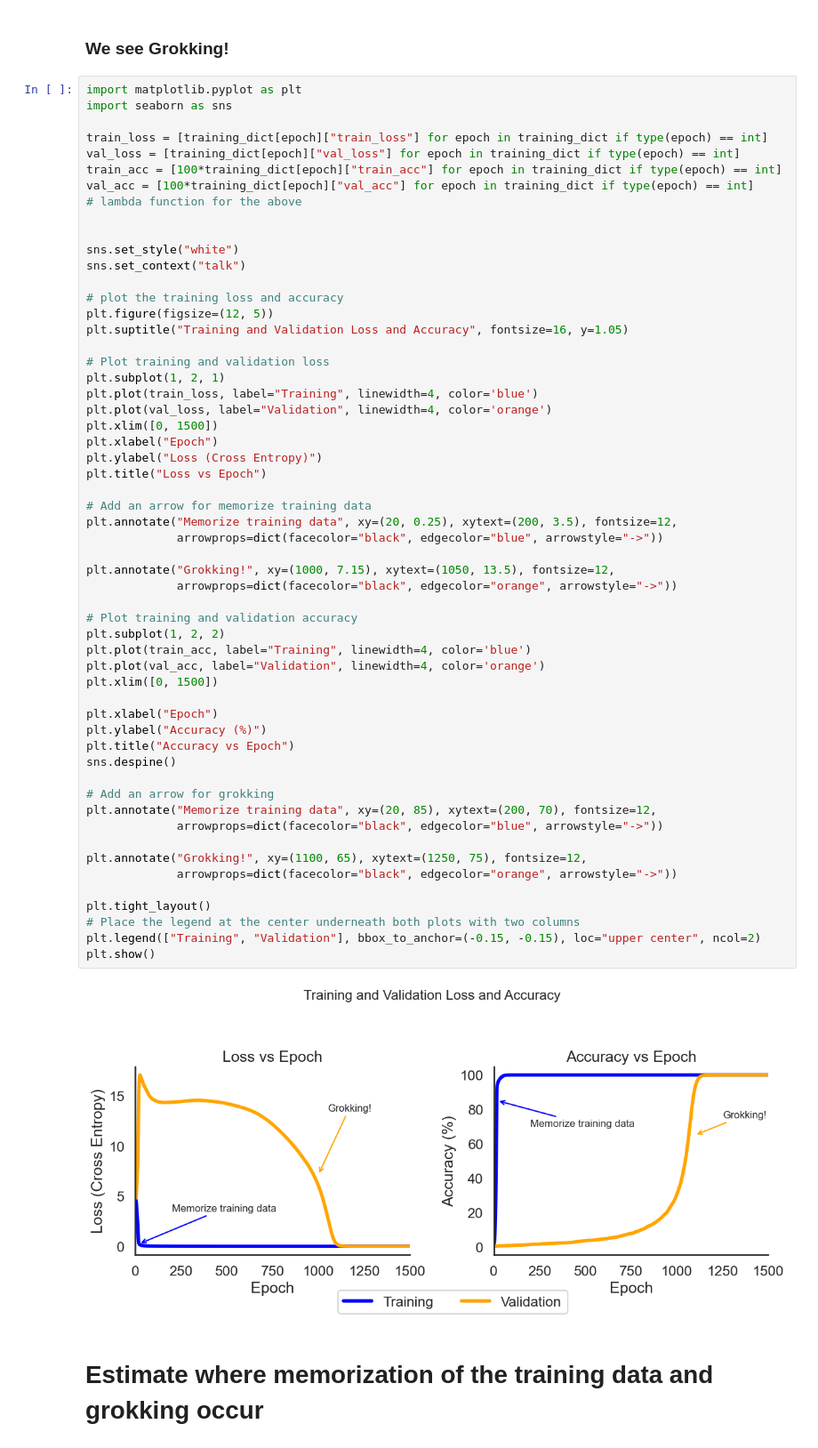
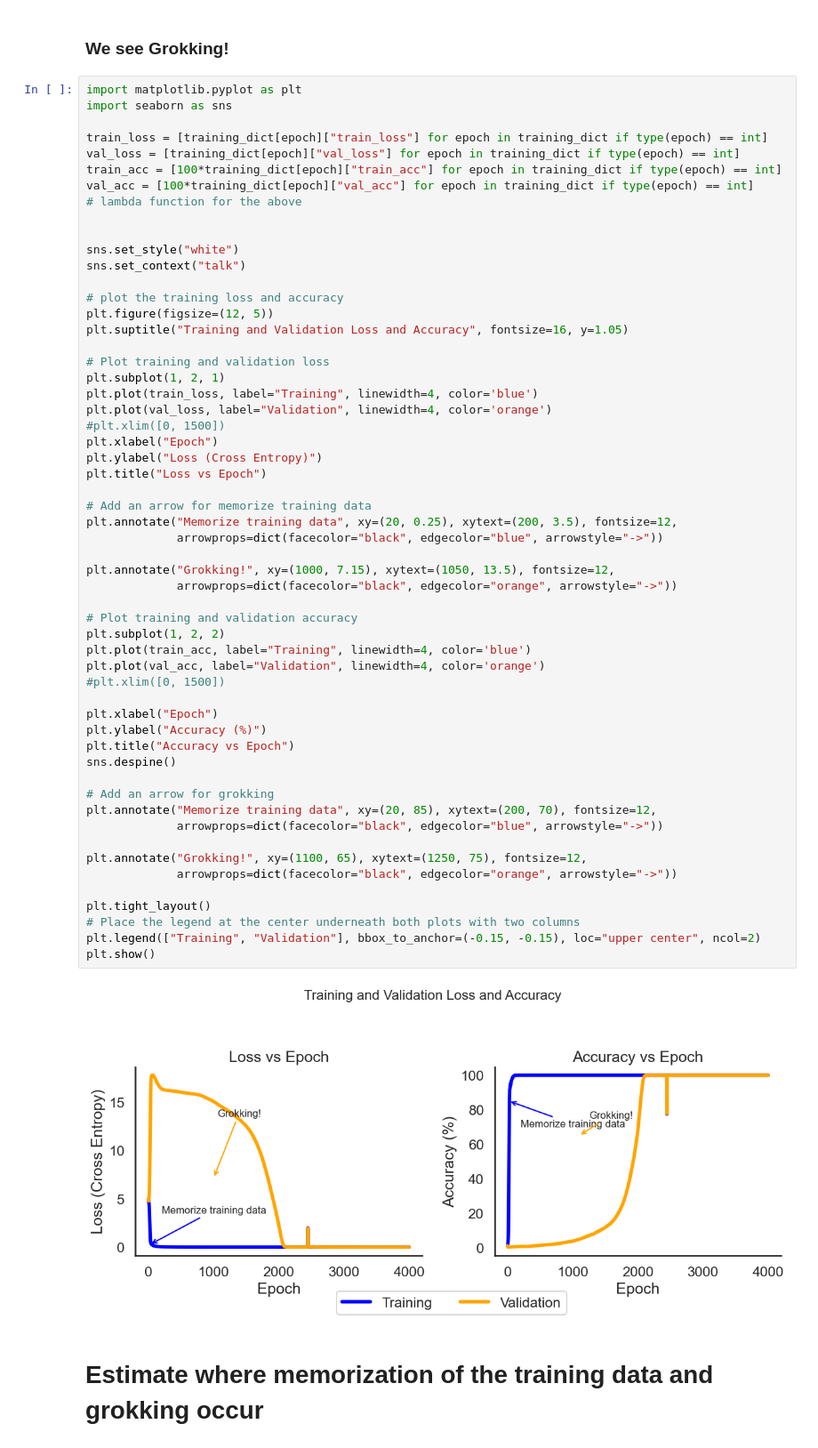
Before and after one commit to adamimos/transformerPlayground, a Jupyter notebook: modular_addition_subtraction.ipynb, the cells around one changed output. Shown at 89% size. Saved outputs shown, nothing was run; the diff lists cells and outputs as text.

```diff
--- a/modular_addition_subtraction.ipynb
+++ b/modular_addition_subtraction.ipynb
@@ -329,42 +329,42 @@ plt.suptitle("Training and Validation Loss and Accuracy", fontsize=16, y=1.05)
 plt.subplot(1, 2, 1)
 plt.plot(train_loss, label="Training", linewidth=4, color='blue')
 plt.plot(val_loss, label="Validation", linewidth=4, color='orange')
-plt.xlim([0, 1500])
+#plt.xlim([0, 1500])
 plt.xlabel("Epoch")
 plt.ylabel("Loss (Cross Entropy)")
 plt.title("Loss vs Epoch")
 
 # Add an arrow for memorize training data
 plt.annotate("Memorize training data", xy=(20, 0.25), xytext=(200, 3.5), fontsize=12,
              arrowprops=dict(facecolor="black", edgecolor="blue", arrowstyle="->"))
 
 plt.annotate("Grokking!", xy=(1000, 7.15), xytext=(1050, 13.5), fontsize=12,
              arrowprops=dict(facecolor="black", edgecolor="orange", arrowstyle="->"))
 
 # Plot training and validation accuracy
 plt.subplot(1, 2, 2)
 plt.plot(train_acc, label="Training", linewidth=4, color='blue')
 plt.plot(val_acc, label="Validation", linewidth=4, color='orange')
-plt.xlim([0, 1500])
+#plt.xlim([0, 1500])
 
 plt.xlabel("Epoch")
 plt.ylabel("Accuracy (%)")
 plt.title("Accuracy vs Epoch")
 sns.despine()
 
 # Add an arrow for grokking
 plt.annotate("Memorize training data", xy=(20, 85), xytext=(200, 70), fontsize=12,
              arrowprops=dict(facecolor="black", edgecolor="blue", arrowstyle="->"))
 
 plt.annotate("Grokking!", xy=(1100, 65), xytext=(1250, 75), fontsize=12,
              arrowprops=dict(facecolor="black", edgecolor="orange", arrowstyle="->"))
 
 plt.tight_layout()
 # Place the legend at the center underneath both plots with two columns
 plt.legend(["Training", "Validation"], bbox_to_anchor=(-0.15, -0.15), loc="upper center", ncol=2)
 plt.show()
 # %% [output]
-[figure, old version]
+[figure, new version]
 # %% [markdown]
 # Estimate where memorization of the training data and grokking occur
 # %%
```
Also changed, not shown: 7 other files.
